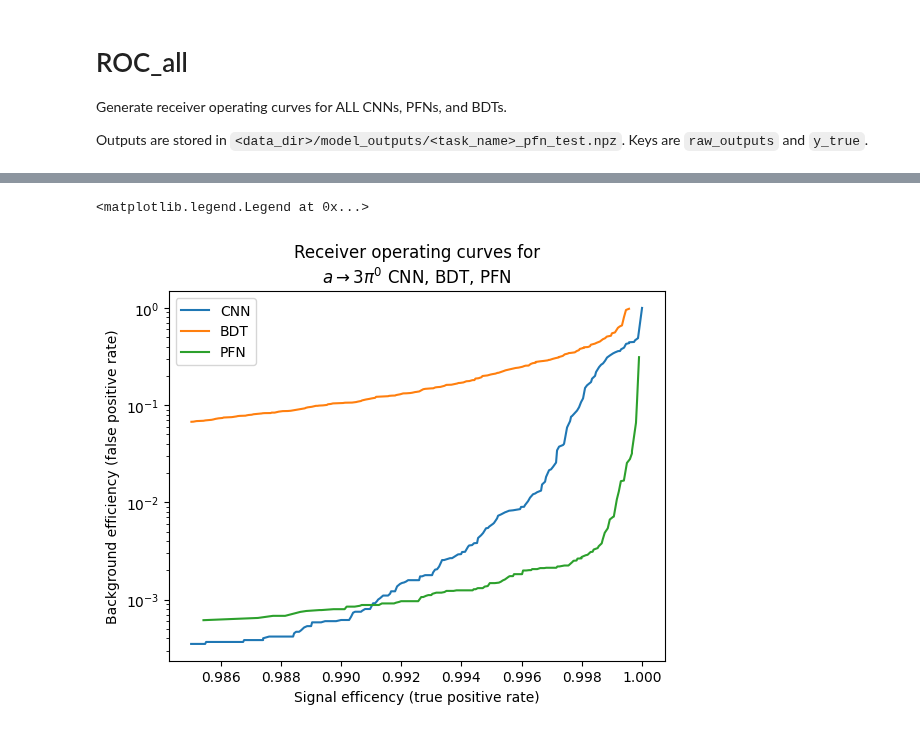
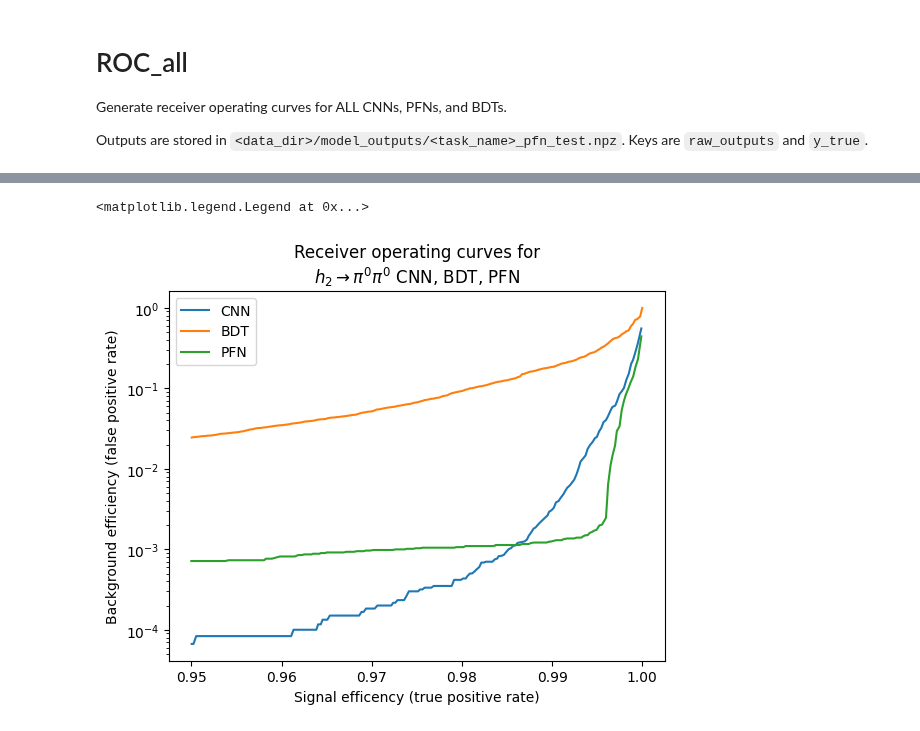
Before and after one commit to womogenes/photon-jet, a Jupyter notebook: final_evaluate/ROC_all.ipynb, the cells around one changed output, grey strips where cells are left out. Saved outputs shown, nothing was run; the diff lists cells and outputs as text; code cells hidden in the pictures.

```diff
--- a/final_evaluate/ROC_all.ipynb
+++ b/final_evaluate/ROC_all.ipynb
@@ -18,5 +19,3 @@ import matplotlib.pyplot as plt
-# %%
-task_name = "axion2"
 # %%
 def compute_ROC(raw_outputs, y_true, working_points):
     """
@@ -45,17 +44,21 @@ def compute_ROC(raw_outputs, y_true, working_points):
         return (lo + hi) / 2
 
     # Broad curve
-    dense_wps = np.linspace(0.985, 1, 200)
+    dense_wps = np.linspace(0.95, 1, 200)
     curve = []
     for wp in dense_wps:
         thresh = get_thresh(wp)
         curve.append((np.mean(sig_probs > thresh), np.mean(bkg_probs > thresh)))
 
     # Specific points
-    table = []
+    table = {}
     for wp in working_points:
         thresh = get_thresh(wp)
-        table.append((np.mean(sig_probs > thresh), 1 / np.mean(bkg_probs > thresh)))
+        sig_eff = np.mean(sig_probs > thresh)
+        if abs(sig_eff - wp) > 0.01:
+            table[wp] = np.nan
+        else:
+            table[wp] = 1 / np.mean(bkg_probs > thresh)
 
     return np.array(curve), table
 # %%
@@ -66,0 +84,15 @@ task2label = {
+# %%
+# Index is e.g. ("cnn", "scalar1")
+tables = {}
+curves = {}
+
+working_points = sorted(list(wp_format.keys()))
+for model in ["cnn", "bdt", "pfn"]:
+    for task_name in ["scalar1", "axion1", "axion2"]:
+        outputs = np.load(f"{data_dir}/model_outputs/{task_name}_{model}_test.npz")
+        raw_outputs = outputs["raw_outputs"]
+        y_true = outputs["y_true"]
+
+        curve, table = compute_ROC(raw_outputs, y_true, working_points)
+        curves[(model, task_name)] = curve
+        tables[(model, task_name)] = table
@@ -67,24 +119,18 @@ task2label = {
 # %%
-plt.yscale("log")
 plt.xlabel("Signal efficency (true positive rate)")
 plt.ylabel("Background efficiency (false positive rate)")
 
-tables = {}
-working_points = [0.95, 0.99, 0.995]
-
+# Focus on one task
+task_name = "scalar1"
 for model in ["cnn", "bdt", "pfn"]:
-    outputs = np.load(f"{data_dir}/model_outputs/{task_name}_{model}_test.npz")
-    raw_outputs = outputs["raw_outputs"]
-    y_true = outputs["y_true"]
-
-    curve, table = compute_ROC(raw_outputs, y_true, working_points)
-    tables[model] = table
+    curve = curves[(model, task_name)]
     plt.plot(*curve.T, label=model.upper())
 
 plt.title(f"Receiver operating curves for\n{task2label[task_name]} CNN, BDT, PFN")
+plt.yscale("log")
 plt.legend()
 # %% [output]
 <matplotlib.legend.Legend at 0x...>
-[figure, old version]
+[figure, new version]
 # %%
 # Formatting working points for the table
```
Also changed, not shown: parts of 5 cells of this notebook.
